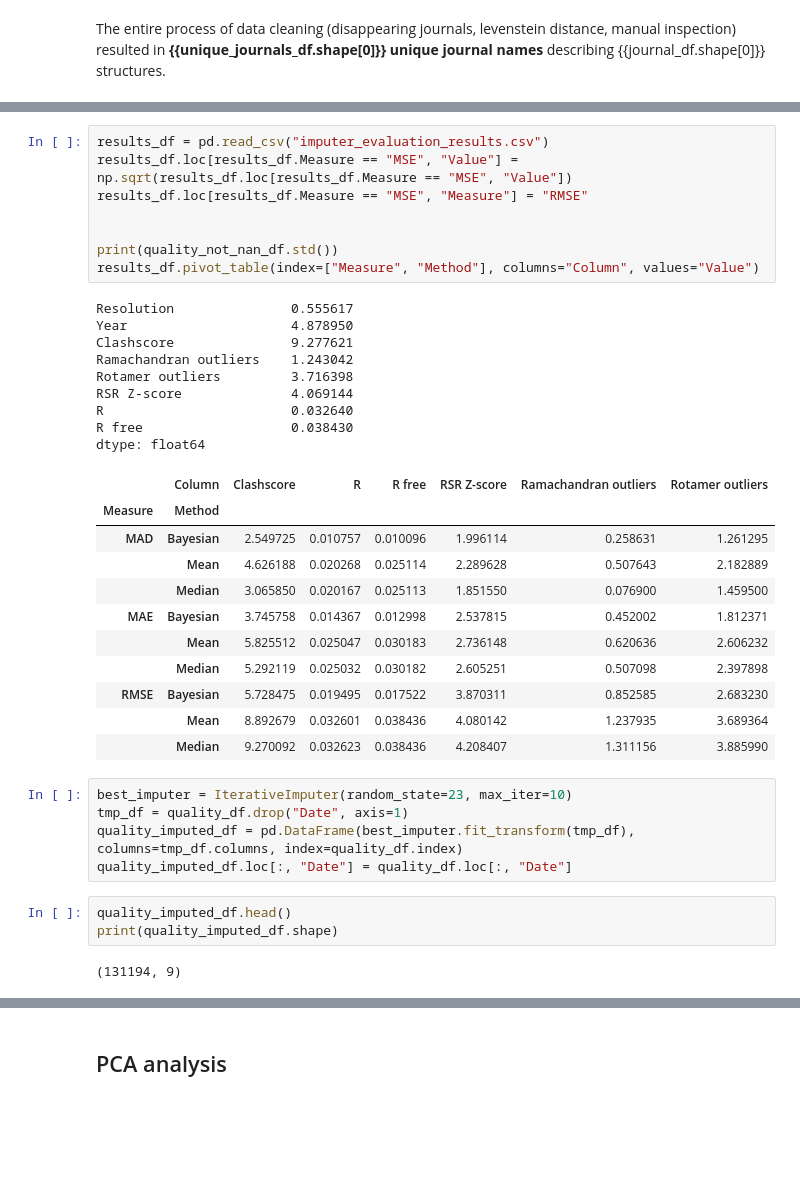
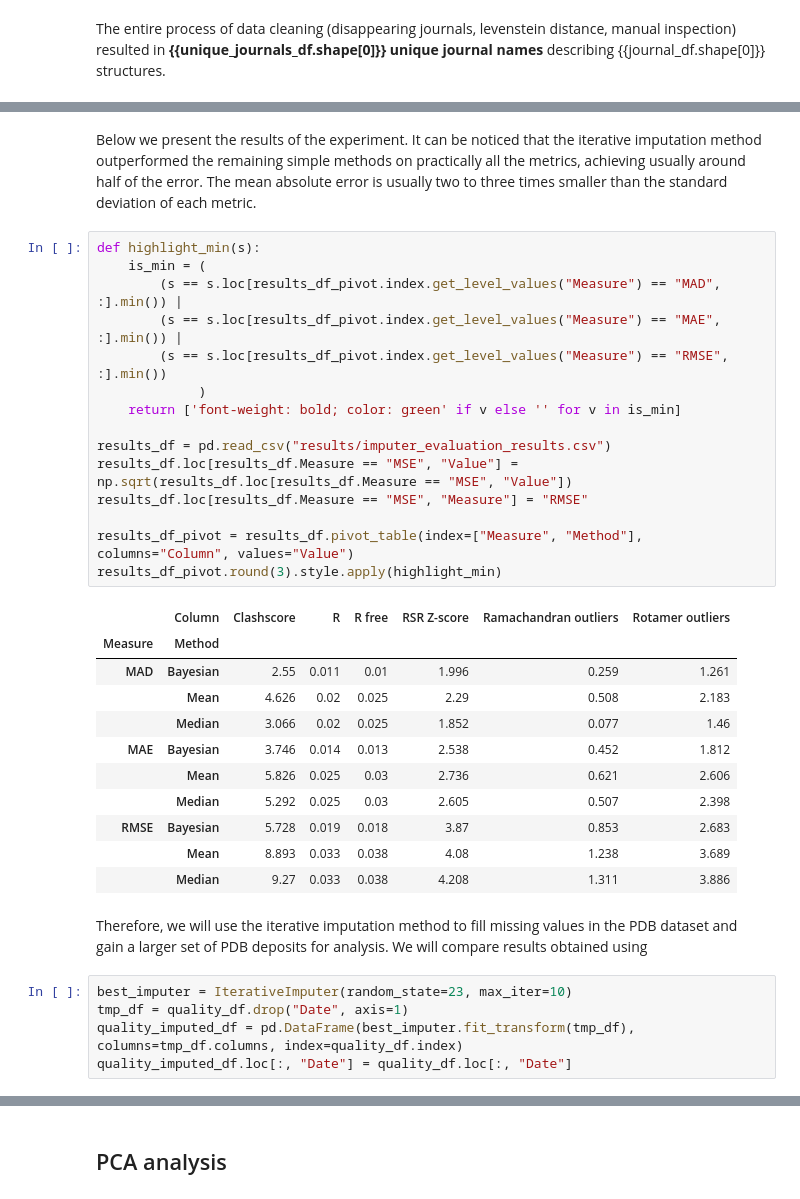
Before and after one commit to dabrze/pdb_structure_quality, a Jupyter notebook: PDB analysis.ipynb, the cells around one changed output, grey strips where cells are left out. Cells and saved outputs as stored; diff of their text form; blank space fills up the shorter version.

Commit message:
Description of missing data imputation

```diff
--- a/PDB analysis.ipynb
+++ b/PDB analysis.ipynb
@@ -356,39 +403,36 @@ results_df.to_csv("imputer_evaluation_results.csv", index=False)
+# %% [markdown]
+Below we present the results of the experiment. It can be noticed that the iterative imputation method outperformed the remaining simple methods on practically all the metrics, achieving usually around half of the error. The mean absolute error is usually two to three times smaller than the standard deviation of each metric.
 # %%
-results_df = pd.read_csv("imputer_evaluation_results.csv")
+def highlight_min(s):
+    is_min = (
+        (s == s.loc[results_df_pivot.index.get_level_values("Measure") == "MAD", :].min()) |
+        (s == s.loc[results_df_pivot.index.get_level_values("Measure") == "MAE", :].min()) |
+        (s == s.loc[results_df_pivot.index.get_level_values("Measure") == "RMSE", :].min())
+             )
+    return ['font-weight: bold; color: green' if v else '' for v in is_min]
+
+results_df = pd.read_csv("results/imputer_evaluation_results.csv")
 results_df.loc[results_df.Measure == "MSE", "Value"] = np.sqrt(results_df.loc[results_df.Measure == "MSE", "Value"])
 results_df.loc[results_df.Measure == "MSE", "Measure"] = "RMSE"
 
-
-print(quality_not_nan_df.std())
-results_df.pivot_table(index=["Measure", "Method"], columns="Column", values="Value")
+results_df_pivot = results_df.pivot_table(index=["Measure", "Method"], columns="Column", values="Value")
+results_df_pivot.round(3).style.apply(highlight_min)
 # %% [output]
-Resolution               0.555617
-Year                     4.878950
-Clashscore               9.277621
-Ramachandran outliers    1.243042
-Rotamer outliers         3.716398
-RSR Z-score              4.069144
-R                        0.032640
-R free                   0.038430
-dtype: float64
 |  | Column | Clashscore | R | R free | RSR Z-score | Ramachandran outliers | Rotamer outliers |
 | Measure | Method |  |  |  |  |  |  |
-| MAD | Bayesian | 2.549725 | 0.010757 | 0.010096 | 1.996114 | 0.258631 | 1.261295 |
-|  | Mean | 4.626188 | 0.020268 | 0.025114 | 2.289628 | 0.507643 | 2.182889 |
-|  | Median | 3.065850 | 0.020167 | 0.025113 | 1.851550 | 0.076900 | 1.459500 |
-| MAE | Bayesian | 3.745758 | 0.014367 | 0.012998 | 2.537815 | 0.452002 | 1.812371 |
-|  | Mean | 5.825512 | 0.025047 | 0.030183 | 2.736148 | 0.620636 | 2.606232 |
-|  | Median | 5.292119 | 0.025032 | 0.030182 | 2.605251 | 0.507098 | 2.397898 |
-| RMSE | Bayesian | 5.728475 | 0.019495 | 0.017522 | 3.870311 | 0.852585 | 2.683230 |
-|  | Mean | 8.892679 | 0.032601 | 0.038436 | 4.080142 | 1.237935 | 3.689364 |
-|  | Median | 9.270092 | 0.032623 | 0.038436 | 4.208407 | 1.311156 | 3.885990 |
+| MAD | Bayesian | 2.55 | 0.011 | 0.01 | 1.996 | 0.259 | 1.261 |
+|  | Mean | 4.626 | 0.02 | 0.025 | 2.29 | 0.508 | 2.183 |
+|  | Median | 3.066 | 0.02 | 0.025 | 1.852 | 0.077 | 1.46 |
+| MAE | Bayesian | 3.746 | 0.014 | 0.013 | 2.538 | 0.452 | 1.812 |
+|  | Mean | 5.826 | 0.025 | 0.03 | 2.736 | 0.621 | 2.606 |
+|  | Median | 5.292 | 0.025 | 0.03 | 2.605 | 0.507 | 2.398 |
+| RMSE | Bayesian | 5.728 | 0.019 | 0.018 | 3.87 | 0.853 | 2.683 |
+|  | Mean | 8.893 | 0.033 | 0.038 | 4.08 | 1.238 | 3.689 |
+|  | Median | 9.27 | 0.033 | 0.038 | 4.208 | 1.311 | 3.886 |
+# %% [markdown]
+ Therefore, we will use the iterative imputation method to fill missing values in the PDB dataset and gain a larger set of PDB deposits for analysis. We will compare results obtained using
 # %%
 best_imputer = IterativeImputer(random_state=23, max_iter=10)
 tmp_df = quality_df.drop("Date", axis=1)
 quality_imputed_df = pd.DataFrame(best_imputer.fit_transform(tmp_df), columns=tmp_df.columns, index=quality_df.index)
 quality_imputed_df.loc[:, "Date"] = quality_df.loc[:, "Date"]
-# %%
-quality_imputed_df.head()
-print(quality_imputed_df.shape)
-# %% [output]
-(131194, 9)
```
Also changed, not shown: parts of 11 cells of this notebook.
